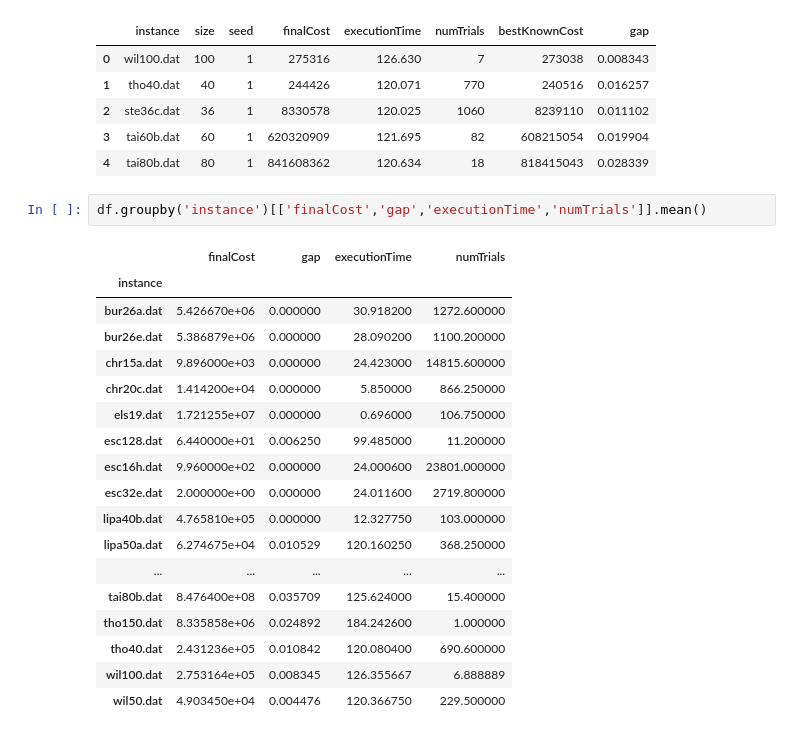
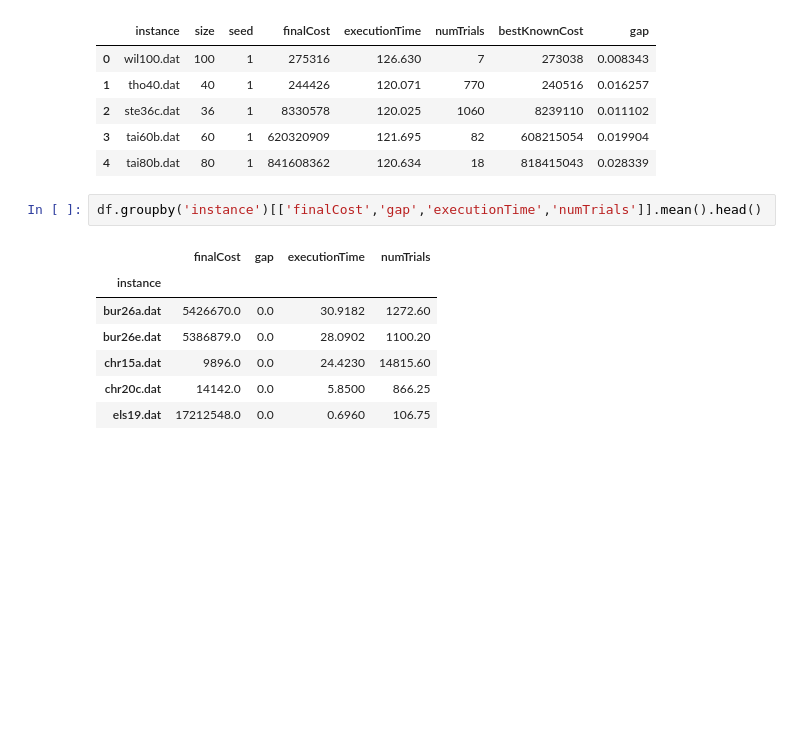
Before and after one commit to BSAraujo/QAP-Metaheuristics, a Jupyter notebook: program/notebooks/Experiments Analysis - Python.ipynb, the cells around one changed output. Drawn from its saved outputs; the diff is of its cells as text; blank space fills up the shorter version.

```diff
--- a/program/notebooks/Experiments Analysis - Python.ipynb
+++ b/program/notebooks/Experiments Analysis - Python.ipynb
@@ -158,23 +171,12 @@ df.head()
 | 3 | tai60b.dat | 60 | 1 | 620320909 | 121.695 | 82 | 608215054 | 0.019904 |
 | 4 | tai80b.dat | 80 | 1 | 841608362 | 120.634 | 18 | 818415043 | 0.028339 |
 # %%
-df.groupby('instance')[['finalCost','gap','executionTime','numTrials']].mean()
+df.groupby('instance')[['finalCost','gap','executionTime','numTrials']].mean().head()
 # %% [output]
 |  | finalCost | gap | executionTime | numTrials |
 | instance |  |  |  |  |
-| bur26a.dat | 5.426670e+06 | 0.000000 | 30.918200 | 1272.600000 |
-| bur26e.dat | 5.386879e+06 | 0.000000 | 28.090200 | 1100.200000 |
-| chr15a.dat | 9.896000e+03 | 0.000000 | 24.423000 | 14815.600000 |
-| chr20c.dat | 1.414200e+04 | 0.000000 | 5.850000 | 866.250000 |
-| els19.dat | 1.721255e+07 | 0.000000 | 0.696000 | 106.750000 |
-| esc128.dat | 6.440000e+01 | 0.006250 | 99.485000 | 11.200000 |
-| esc16h.dat | 9.960000e+02 | 0.000000 | 24.000600 | 23801.000000 |
-| esc32e.dat | 2.000000e+00 | 0.000000 | 24.011600 | 2719.800000 |
-| lipa40b.dat | 4.765810e+05 | 0.000000 | 12.327750 | 103.000000 |
-| lipa50a.dat | 6.274675e+04 | 0.010529 | 120.160250 | 368.250000 |
-| ... | ... | ... | ... | ... |
-| tai80b.dat | 8.476400e+08 | 0.035709 | 125.624000 | 15.400000 |
-| tho150.dat | 8.335858e+06 | 0.024892 | 184.242600 | 1.000000 |
-| tho40.dat | 2.431236e+05 | 0.010842 | 120.080400 | 690.600000 |
-| wil100.dat | 2.753164e+05 | 0.008345 | 126.355667 | 6.888889 |
-| wil50.dat | 4.903450e+04 | 0.004476 | 120.366750 | 229.500000 |
+| bur26a.dat | 5426670.0 | 0.0 | 30.9182 | 1272.60 |
+| bur26e.dat | 5386879.0 | 0.0 | 28.0902 | 1100.20 |
+| chr15a.dat | 9896.0 | 0.0 | 24.4230 | 14815.60 |
+| chr20c.dat | 14142.0 | 0.0 | 5.8500 | 866.25 |
+| els19.dat | 17212548.0 | 0.0 | 0.6960 | 106.75 |
```
Also changed, not shown: parts of 20 cells of this notebook, 2 other files.
